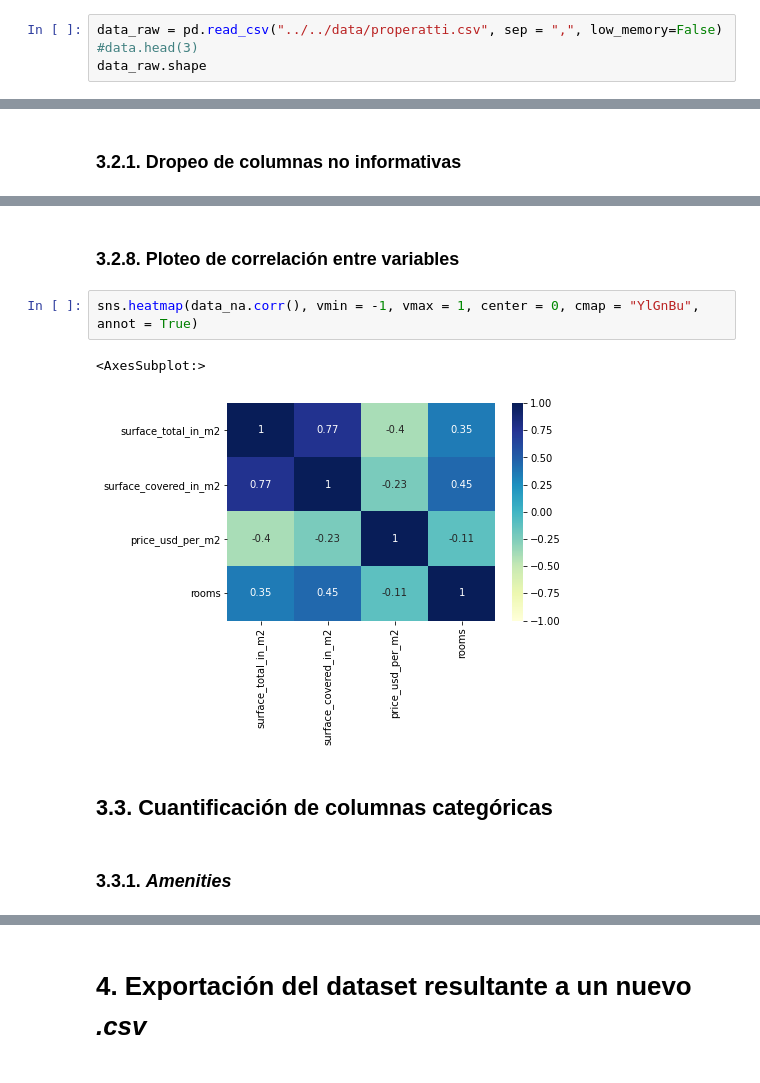
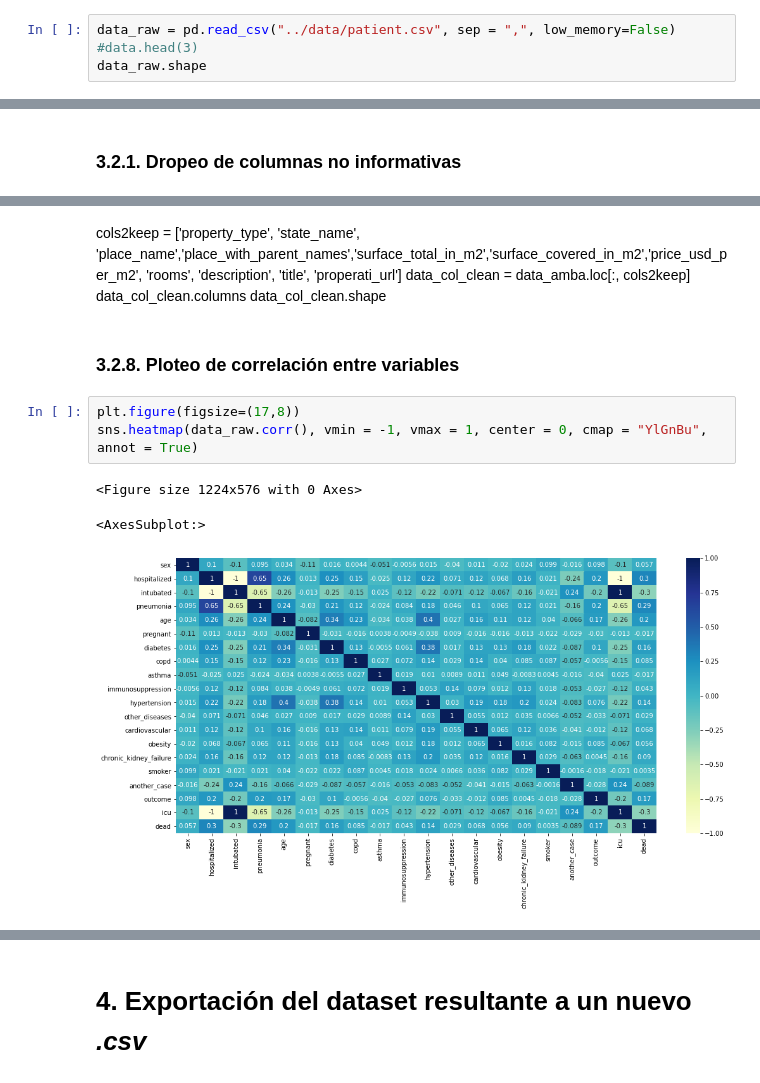
Before and after one commit to szl30n/ProyectosDHDS, a Jupyter notebook: TP3/notebooks/1_Preparacion.ipynb, the cells around one changed output, grey strips where cells are left out. Drawn from its saved outputs; the diff is of its cells as text.

```diff
--- a/TP3/notebooks/1_Preparacion.ipynb
+++ b/TP3/notebooks/1_Preparacion.ipynb
@@ -15,5 +47,5 @@ https://www.kaggle.com/datasets/riteshahlawat/covid19-mexico-patient-health-data
 # %%
-data_raw = pd.read_csv("../../data/properatti.csv", sep = ",", low_memory=False)
+data_raw = pd.read_csv("../data/patient.csv", sep = ",", low_memory=False)
 #data.head(3)
 data_raw.shape
 # %% [output]
@@ -206,11 +59,14 @@ pd.DataFrame({'null': cant_nulos_por_campo, '%': percent_nulos_por_campo,'type':
+# %% [markdown]
+cols2keep = ['property_type', 'state_name', 'place_name','place_with_parent_names','surface_total_in_m2','surface_covered_in_m2','price_usd_per_m2', 'rooms', 'description', 'title', 'properati_url']
+data_col_clean = data_amba.loc[:, cols2keep]
+data_col_clean.columns
+data_col_clean.shape
 # %% [markdown]
 ### 3.2.8. Ploteo de correlación entre variables
 # %%
-sns.heatmap(data_na.corr(), vmin = -1, vmax = 1, center = 0, cmap = "YlGnBu", annot = True)
+plt.figure(figsize=(17,8))
+sns.heatmap(data_raw.corr(), vmin = -1, vmax = 1, center = 0, cmap = "YlGnBu", annot = True)
 # %% [output]
-<AxesSubplot:>
+<Figure size 1224x576 with 0 Axes>
+<AxesSubplot:>
-[figure, old version]
+[figure, new version]
-# %% [markdown]
-## **3.3. Cuantificación de columnas categóricas**
-# %% [markdown]
-### 3.3.1. *Amenities*
```
Also changed, not shown: parts of 45 cells of this notebook, 4 other files.
